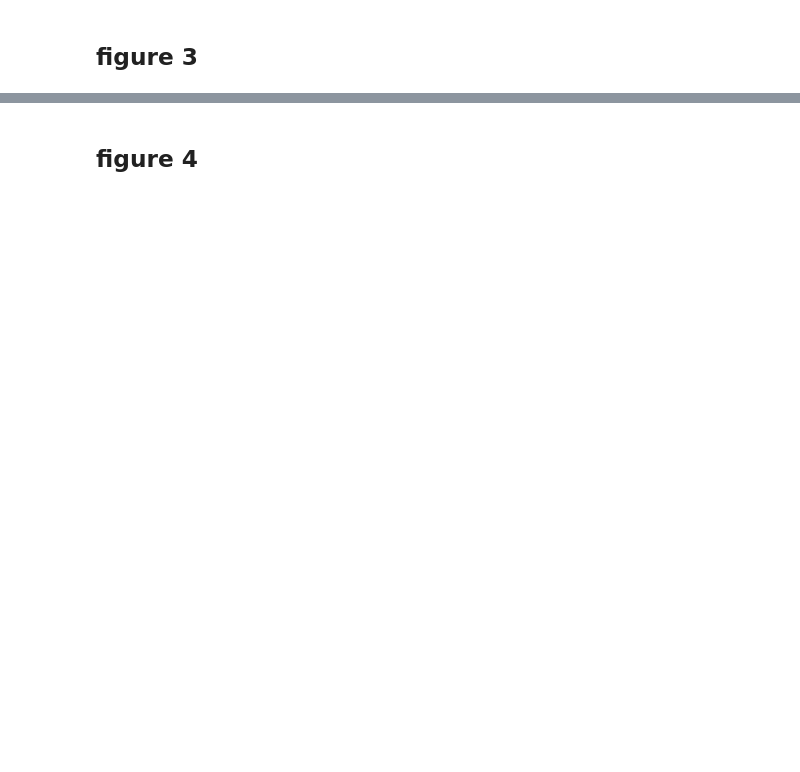
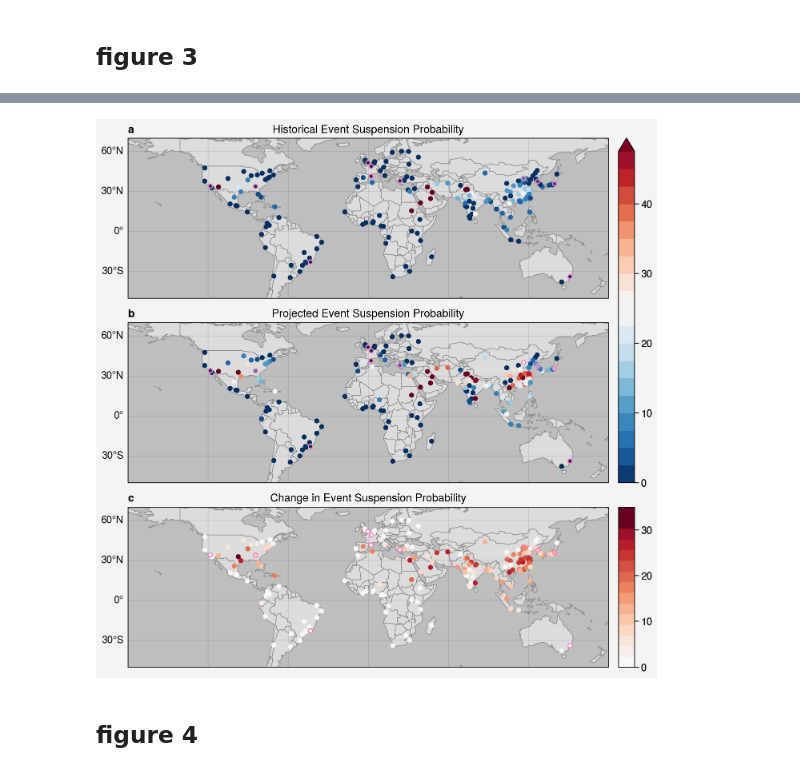
Before and after one commit to milrae/olympics-heat-stress, a Jupyter notebook: olympics_heat_stress.ipynb, the cells around one changed output, grey strips where cells are left out. Drawn from its saved outputs; the diff is of its cells as text; code cells hidden in the pictures; blank space fills up the shorter version.

Commit message:
Updated notebook, data files, and scripts to create figures with new heat stress risk calculation from Tartarini et al. 2025

```diff
--- a/olympics_heat_stress.ipynb
+++ b/olympics_heat_stress.ipynb
@@ -53,0 +38,7 @@ actcellwtds = xr.open_dataarray('./actual_dates_prob.nc')
+# %%
+# load risk stats & event suspension probability
+tmax_oly_hist = xr.open_dataarray(f'{PATH}/data/tmax_oly_hist.nc')
+tmax_jna_hist = xr.open_dataarray(f'{PATH}/data/tmax_jna_hist.nc')
+tmax_jna_2050 = xr.open_dataarray(f'{PATH}/data/tmax_jna_2050.nc')
+tmax_jna_hist_by_sport = xr.open_dataarray(f'{PATH}/data/tmax_jna_hist_by_sport.nc')
+tmax_jna_2050_by_sport = xr.open_dataarray(f'{PATH}/data/tmax_jna_2050_by_sport.nc')
@@ -420,2 +247,87 @@ pplt.show()
+# %%
+# get indices of past hosts in historical period
+hosts = pd.DataFrame({'names': ['Sydney', 'Los Angeles', 'Barcelona', 'Paris', 'London',
+                                'Rio de Janeiro', 'Athens', 'Atlanta', 'Beijing', 'Seoul', 'Tokyo']})
+hostidxs = [] # empty index list
+for host in hosts.names.values:
+    hostidxs.append(findcity(host)[1]) # get index
+
+# get indices of cities with population > 2.5M
+host25idxs = list(cityinfo.index[cityinfo.pop_2015 > 2500])
+host25idxs += [findcity(h)[1] for h in ['Amsterdam', 'Antwerpen', 'Helsinki', 'Stockholm', 'München (Munich)', 'St. Louis']]
+host25idxs.sort()
+host25 = list(cityinfo.urban_agglomeration[host25idxs])
+# %%
+# figure 3: tmax event suspension probability maps for cities with population >2.5M and past hosts
+
+fig, (ax1,ax3,ax5) = pplt.subplots(nrows=3, ncols=1, proj=pplt.PlateCarree(), refwidth=6, refheight=2, abc=True)
+
+for ax in (ax1,ax3,ax5): # map visualization
+    ax.format(land=True, landcolor='#DCDCDC', facecolor='#BEBEBE',
+              coast=True, coastcolor='#8c8c8c',
+              borders=True, borderscolor='#8c8c8c', innerborderscolor='#8c8c8c',
+              latlocator=[-30, 0, 30, 60], latlabels=True)
+    ax.set_extent([-180, 180, -50, 70], crs=ccrs.PlateCarree())
+
+# color management
+my_cmap = pplt.Colormap(('#053061', '#2166ac', '#4393c3', '#92c5de', '#d1e5f0', '#f7f7f7', '#fddbc7', '#f4a582', '#d6604d', '#b2182b', '#67001f'),
+                        name='my_cmap')
+bounds = np.linspace(0,50,21) # np.linspace(0, 100, 21)
+norm = mcolors.BoundaryNorm(boundaries=bounds, ncolors=my_cmap.N) # map onto data
+
+########################################################################
+
+# ax1 map: historical ev sus prob, all cities
+
+ax1.set_title('Historical Event Suspension Probability')
+
+# plot hosts on top
+ax1.scatter(cityinfo.lon[hostidxs], cityinfo.lat[hostidxs], c=tmax_jna_hist[hostidxs,0], norm=norm, cmap=my_cmap,
+            edgecolor='pink', s=15, linewidth=1, zorder=4)
+
+# scatterplot
+ax1.scatter(cityinfo.lon[host25idxs], cityinfo.lat[host25idxs], c=tmax_jna_hist[host25idxs,0], norm=norm, cmap=my_cmap, s=15, zorder=3)
+
+# colorbar
+fig.colorbar(my_cmap, boundaries=bounds, loc='right', rows=(1,2), locator=10, extend='max')
+
+########################################################################
+
+# ax3 map: projected ev sus prob, all cities
+
+ax3.set_title('Projected Event Suspension Probability')
+
+# plot hosts on top
+ax3.scatter(cityinfo.lon[hostidxs], cityinfo.lat[hostidxs], c=tmax_jna_2050[hostidxs,0], norm=norm, cmap=my_cmap,
+            edgecolor='pink', s=15, linewidth=1, zorder=4)
+
+# scatterplot
+ax3.scatter(cityinfo.lon[host25idxs], cityinfo.lat[host25idxs], c=tmax_jna_2050[host25idxs,0], norm=norm, cmap=my_cmap, s=15, zorder=3)
+
+########################################################################
+
+# ax5 map: difference proj - hist
+
+ax5.set_title('Change in Event Suspension Probability')
+
+tmax_diff = tmax_jna_2050 - tmax_jna_hist
+
+# create a difference colormap
+diffmap = pplt.Colormap(('#f7f7f7', '#fddbc7', '#f4a582', '#d6604d', '#b2182b', '#67001f'),
+                        name='diffmap')
+bounds = np.linspace(0, 35, 16)
+diffnorm = mcolors.BoundaryNorm(bounds, diffmap.N)
+
+# plot hosts on top
+ax5.scatter(cityinfo.lon[hostidxs], cityinfo.lat[hostidxs], c=tmax_diff[hostidxs,0], norm=diffnorm, cmap=diffmap,
+            edgecolor='pink', s=15, linewidth=1, zorder=4)
+
+# make scatterplot and colorbar
+sc5 = ax5.scatter(cityinfo.lon[host25idxs], cityinfo.lat[host25idxs], c=tmax_diff[host25idxs,0], norm=diffnorm, cmap=diffmap, s=15, zorder=3)
+fig.colorbar(sc5, loc='right', values=(0,40), row=3, locator=10)
+
+pplt.show()
+# %% [output]
+[figure, added]
 # %% [markdown]
 ## figure 4
```
Also changed, not shown: parts of 29 cells of this notebook, 33 other files.
